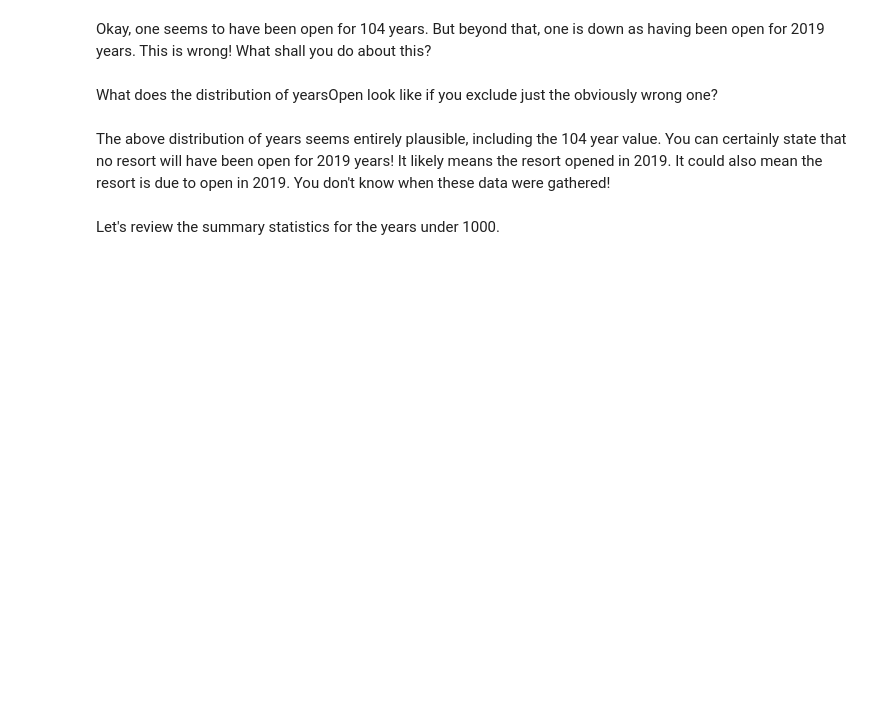
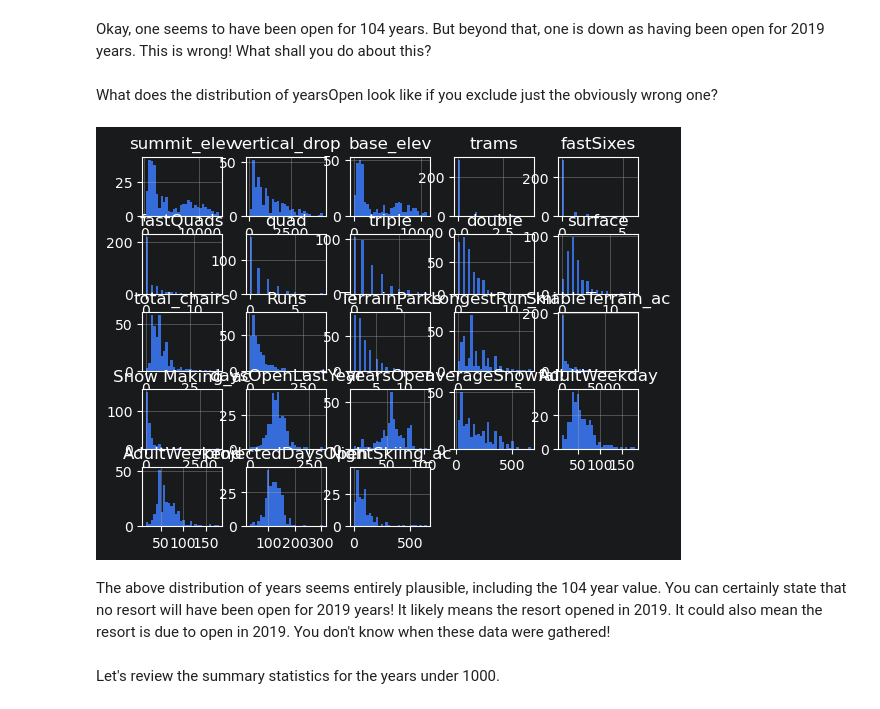
Before and after one commit to ayanrobinsonar-cloud/DataScienceGuidedCapstone, a Jupyter notebook: Notebooks/02_data_wrangling.ipynb, the cells around one changed output. Cells and saved outputs as stored; diff of their text form; code cells hidden in the pictures; blank space fills up the shorter version.

```diff
--- a/Notebooks/02_data_wrangling.ipynb
+++ b/Notebooks/02_data_wrangling.ipynb
@@ -442,11 +675,13 @@ What does the distribution of yearsOpen look like if you exclude just the obviou
 # %%
 #Code task 26#
 #Call the hist method on 'yearsOpen' after filtering for values under 1000
 #Pass the argument bins=30 to hist(), but feel free to explore other values
-ski_data[ski_data.'yearsOpen'< 1000].hist(bins=30)
+ski_data[ski_data['yearsOpen']< 1000].hist(bins=30)
 plt.xlabel('Years open')
 plt.ylabel('Count')
 plt.title('Distribution of years open excluding 2019');
+# %% [output]
+[figure, added]
 # %% [markdown]
 The above distribution of years seems entirely plausible, including the 104 year value. You can certainly state that no resort will have been open for 2019 years! It likely means the resort opened in 2019. It could also mean the resort is due to open in 2019. You don't know when these data were gathered!
 # %% [markdown]
```
Also changed, not shown: parts of 56 cells of this notebook.
